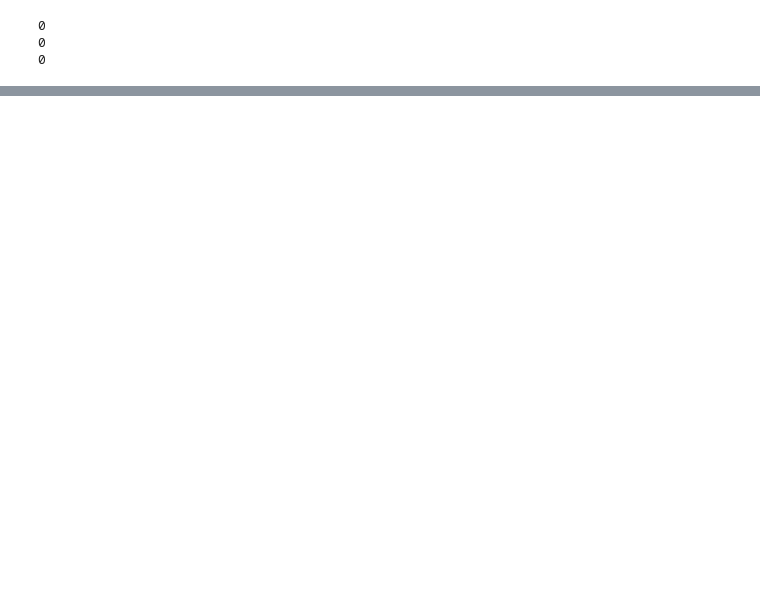
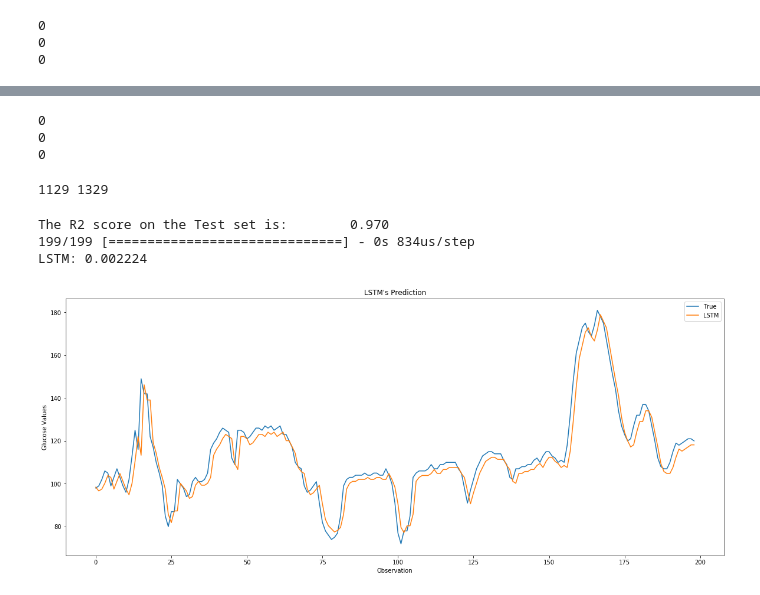
Before and after one commit to snehG0205/NCSA_genomics, a Jupyter notebook: Python - notebooks/Two individuals.ipynb, the cells around one changed output, grey strips where cells are left out. Drawn from its saved outputs; the diff is of its cells as text; code cells hidden in the pictures; blank space fills up the shorter version.

```diff
--- a/Python - notebooks/Two individuals.ipynb
+++ b/Python - notebooks/Two individuals.ipynb
@@ -333,2 +327,29 @@ for i in range(start,end-1):
 # %%
 test_set_2['GlucoseValue'][end-1] = (test_set_2['GlucoseValue'][end-2]+test_set_2['GlucoseValue'][end])/2
+# %%
+#introducing a second gap
+start2, end2 = createGap(test_set_2)
+test_set_2 = faultyData(test_set_2,start2,end2)
+print(test_set_2['GlucoseValue'][start2])
+print(test_set_2['GlucoseValue'][start2+10])
+print(test_set_2['GlucoseValue'][start2+25])
+# %% [output]
+0
+0
+0
+# %%
+print(start2,end2)
+gap_tester = train_set.iloc[start2:end2]
+#print(gap_tester)
+# %% [output]
+1129 1329
+# %%
+predicted3, true3 = testModel(lstmModel,gap_tester)
+# %% [output]
+The R2 score on the Test set is:        0.970
+199/199 [==============================] - 0s 834us/step
+LSTM: 0.002224
+# %%
+plot(predicted2, true2)
+# %% [output]
+[figure, added]
```
Also changed, not shown: parts of 12 cells of this notebook.
